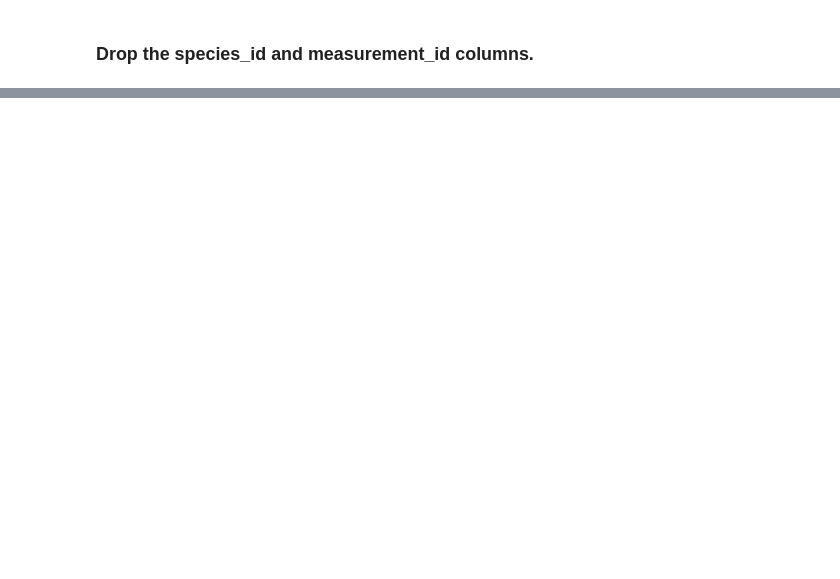
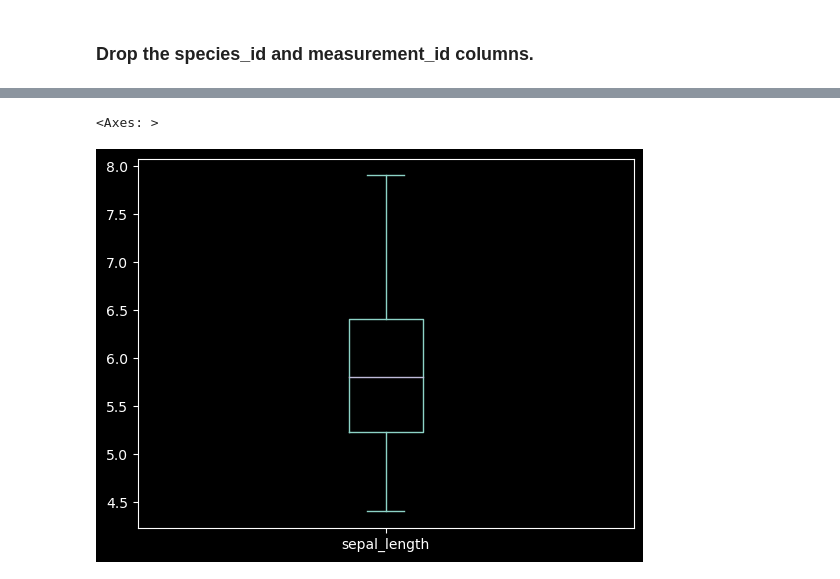
Before and after one commit to Ramiro-Lopez/classification-repo, a Jupyter notebook: classification_exercises.ipynb, the cells around one changed output, grey strips where cells are left out. Saved outputs shown, nothing was run; the diff lists cells and outputs as text; code cells hidden in the pictures; blank space fills up the shorter version.

```diff
--- a/classification_exercises.ipynb
+++ b/classification_exercises.ipynb
@@ -189,0 +1060,5 @@ iris_db = acquire_iris()
+# %%
+train_iris.sepal_length.plot.box()
+# %% [output]
+<Axes: >
+[figure, added]
```
Also changed, not shown: parts of 105 cells of this notebook.
